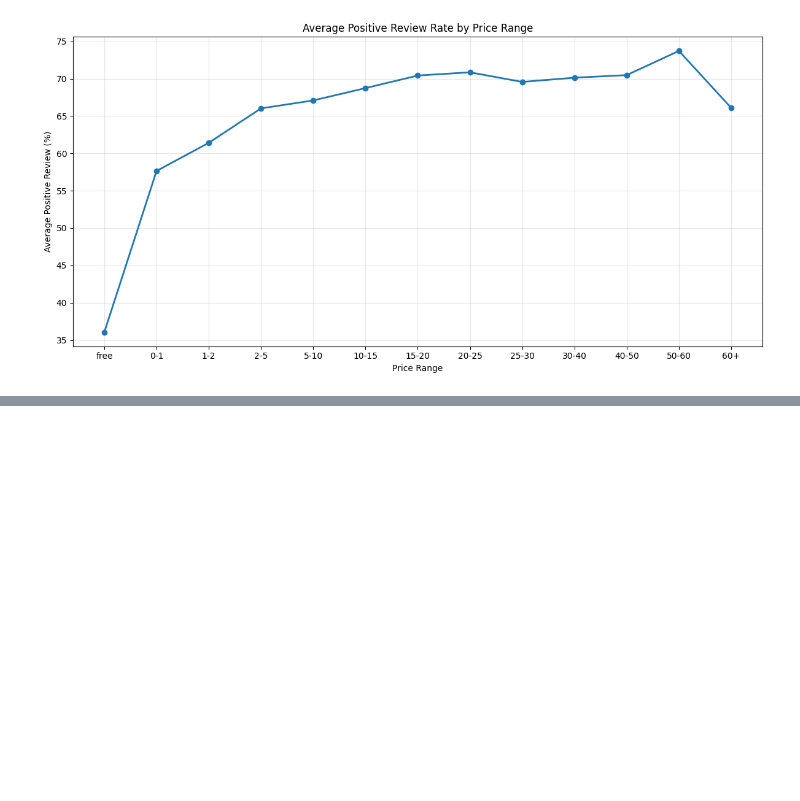
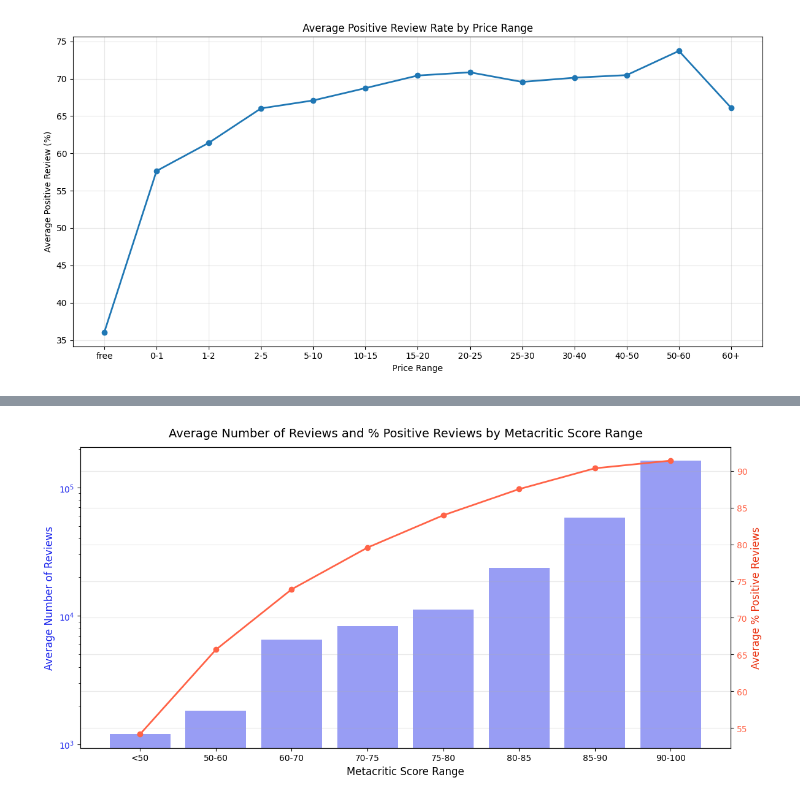
Before and after one commit to Jingrui-Zhu/SLDV, a Jupyter notebook: data_analysis.ipynb, the cells around one changed output, grey strips where cells are left out. Drawn from its saved outputs; the diff is of its cells as text; code cells hidden in the pictures; blank space fills up the shorter version.

```diff
--- a/data_analysis.ipynb
+++ b/data_analysis.ipynb
@@ -1001,0 +1066,49 @@ plt.show()
+# %%
+avg_num_reviews_by_score = (
+    rated.groupby(("score_band"), observed=True)["num_reviews"].mean().reindex(labels)
+)
+
+avg_pct_pos_by_score = (
+    rated.groupby(("score_band"), observed=True)["pct_pos_reviews"]
+    .mean()
+    .reindex(labels)
+)
+
+# --- Plot ---
+fig, ax1 = plt.subplots(figsize=(12, 6))
+
+# Plot average number of reviews as bars on the primary y-axis
+plt.yscale("log")  # Use logarithmic scale for better visibility of differences
+ax1.bar(
+    avg_num_reviews_by_score.index,
+    avg_num_reviews_by_score.values,
+    color="#333ceb",
+    alpha=0.5,
+)
+ax1.set_xlabel("Metacritic Score Range", fontsize=12)
+ax1.set_ylabel("Average Number of Reviews", fontsize=12, color="#1c26ec")
+ax1.tick_params(axis="y", labelcolor="#1c26ec")
+
+# Plot average % positive reviews as a line on the secondary y-axis
+ax2 = ax1.twinx()
+ax2.plot(
+    avg_pct_pos_by_score.index,
+    avg_pct_pos_by_score.values,
+    marker="o",
+    color="#ff6347",
+    linewidth=2,
+)
+ax2.set_ylabel("Average % Positive Reviews", fontsize=12, color="#eb3211")
+ax2.tick_params(axis="y", labelcolor="#ff6347")
+
+ax1.set_title(
+    "Average Number of Reviews and % Positive Reviews by Metacritic Score Range",
+    fontsize=14,
+    pad=12,
+)
+plt.grid(alpha=0.3)
+plt.xticks(rotation=0)
+plt.tight_layout()
+plt.show()
+# %% [output]
+[figure, added]
```
Also changed, not shown: parts of 21 cells of this notebook.
